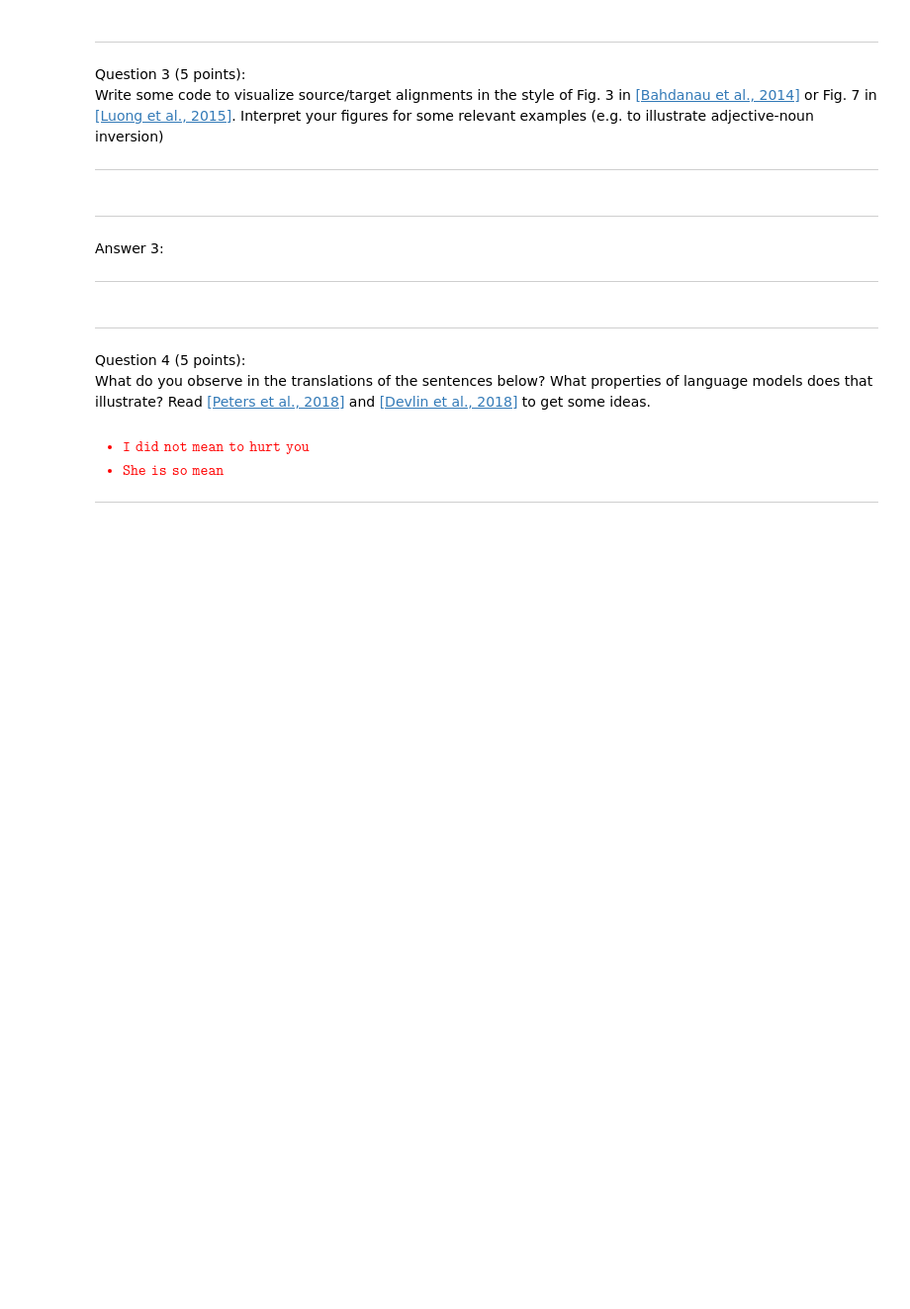
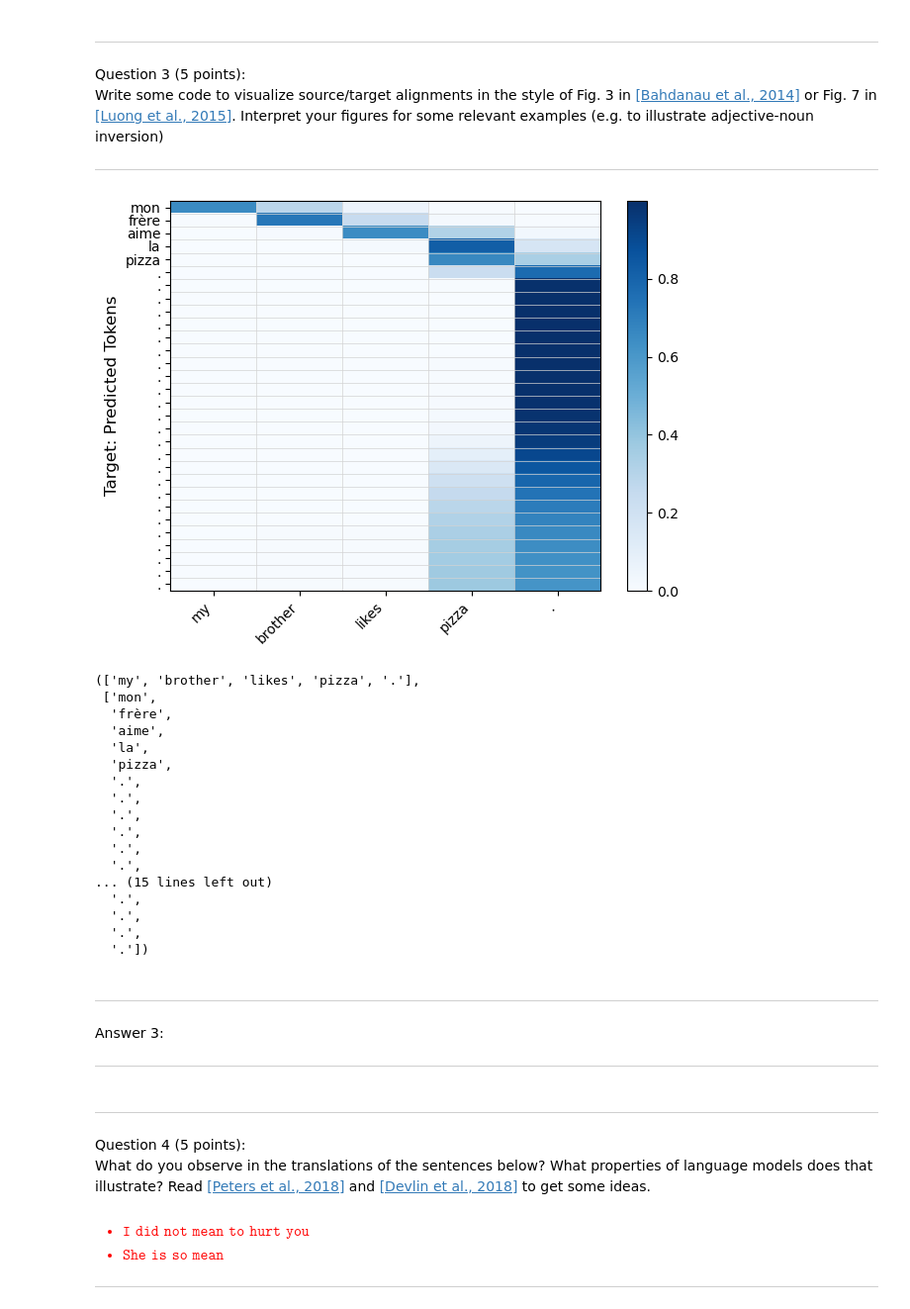
Before and after one commit to noberito/altegrad, a Jupyter notebook: lab1.ipynb, the cells around one changed output. Shown: that part at 99% size. Saved outputs shown, nothing was run; the diff lists cells and outputs as text; code cells hidden in the pictures; blank space fills up the shorter version.

```diff
--- a/lab1.ipynb
+++ b/lab1.ipynb
@@ -242,7 +240,12 @@ class seq2seqModel(nn.Module):
         print('max target index',self.max_target_idx)
         print('target vocab size',len(vocab_t_inv))
 
-        self.device = torch.device('cuda' if torch.cuda.is_available() else 'cpu')
+        if torch.backends.mps.is_available():
+            self.device = torch.device("mps")
+        elif torch.cuda.is_available():
+            self.device = torch.device("cuda")
+        else:
+            self.device = torch.device("cpu")
 
         self.encoder = Encoder(self.max_source_idx+1,self.embedding_dim_s,self.hidden_dim_s,self.padding_token).to(self.device)
         self.decoder = Decoder(self.max_target_idx+1,self.embedding_dim_t,self.hidden_dim_t,self.padding_token).to(self.device)
@@ -775,6 +623,72 @@ Write some code to visualize source/target alignments in the style of Fig. 3 in
 Interpret your figures for some relevant examples (e.g. to illustrate adjective-noun inversion)
 <hr style="border:10px solid red"> </hr>
 </font></h4>
+# %%
+def get_tokens(text):
+    text_clean = text.lower().replace("'", ' ').replace('-', ' ').replace('.', ' . ')
+    tokens = text_clean.split()
+    return tokens
+
+def plot_fig_alignments(model, source_sentence):
+    prediction, weights = model.predict(source_sentence)
+
+    source_tokens = get_tokens(source_sentence)
+    target_tokens = get_tokens(prediction)
+    attention_matrix = np.array(weights)
+
+    fig, ax = plt.subplots()
+
+    im = ax.imshow(
+        attention_matrix,
+        cmap="Blues",
+        aspect='auto',
+        interpolation='nearest'
+    )
+
+    fig.colorbar(im, ax=ax)
+
+    ax.set_xticks(np.arange(len(source_tokens)))
+    ax.set_xticklabels(source_tokens)
+
+    ax.set_yticks(np.arange(len(target_tokens)))
+    ax.set_yticklabels(target_tokens)
+
+    ax.set_ylabel("Target: Predicted Tokens", fontsize=12)
+
+
+    plt.xticks(rotation=45, ha='right')
+    plt.yticks(rotation=0)
+
+    ax.set_xticks(np.arange(attention_matrix.shape[1] + 1) - 0.5, minor=True)
+    ax.set_yticks(np.arange(attention_matrix.shape[0] + 1) - 0.5, minor=True)
+    ax.grid(which="minor", color="lightgrey", linestyle='-', linewidth=0.5)
+    ax.tick_params(which="minor", bottom=False, left=False)
+
+    plt.tight_layout()
+    plt.show()
+
+    return source_tokens, target_tokens
+
+plot_fig_alignments(model, "My brother likes pizza.")
+# %% [output]
+[figure, added]
+(['my', 'brother', 'likes', 'pizza', '.'],
+ ['mon',
+  'frère',
+  'aime',
+  'la',
+  'pizza',
+  '.',
+  '.',
+  '.',
+  '.',
+  '.',
+  '.',
+... (15 lines left out)
+  '.',
+  '.',
+  '.',
+  '.'])
 # %% [markdown]
 <b><h4><font color='green'>
 <hr style="border:10px solid red"> </hr>
```
Also changed, not shown: parts of 11 cells of this notebook.
